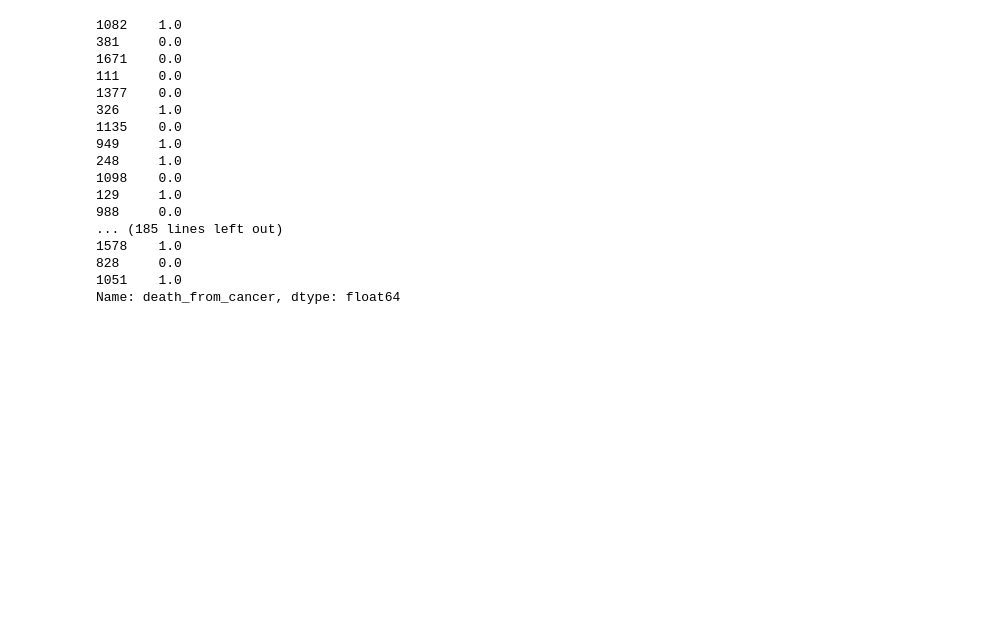
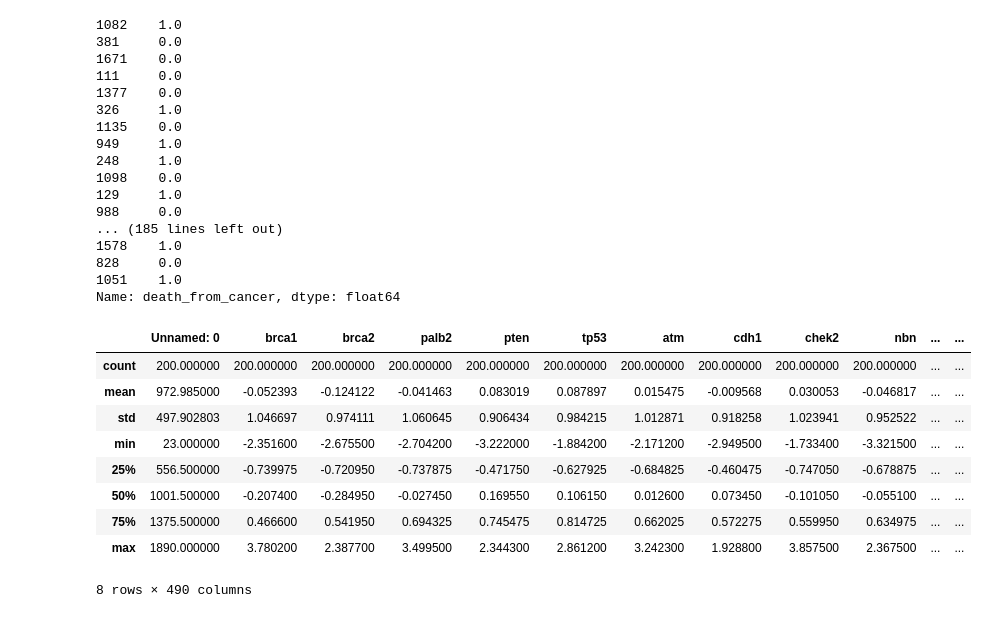
Before and after one commit to Cpizzle1/capstone2, a Jupyter notebook: notebooks/VIF Testing.ipynb, the cells around one changed output. Drawn from its saved outputs; the diff is of its cells as text; code cells hidden in the pictures; blank space fills up the shorter version.

```diff
--- a/notebooks/VIF Testing.ipynb
+++ b/notebooks/VIF Testing.ipynb
@@ -280,3 +280,16 @@ y
 828     0.0
 1051    1.0
 Name: death_from_cancer, dtype: float64
+# %%
+X.describe()
+# %% [output]
+|  | Unnamed: 0 | brca1 | brca2 | palb2 | pten | tp53 | atm | cdh1 | chek2 | nbn | ... | ... |
+| count | 200.000000 | 200.000000 | 200.000000 | 200.000000 | 200.000000 | 200.000000 | 200.000000 | 200.000000 | 200.000000 | 200.000000 | ... | ... |
+| mean | 972.985000 | -0.052393 | -0.124122 | -0.041463 | 0.083019 | 0.087897 | 0.015475 | -0.009568 | 0.030053 | -0.046817 | ... | ... |
+| std | 497.902803 | 1.046697 | 0.974111 | 1.060645 | 0.906434 | 0.984215 | 1.012871 | 0.918258 | 1.023941 | 0.952522 | ... | ... |
+| min | 23.000000 | -2.351600 | -2.675500 | -2.704200 | -3.222000 | -1.884200 | -2.171200 | -2.949500 | -1.733400 | -3.321500 | ... | ... |
+| 25% | 556.500000 | -0.739975 | -0.720950 | -0.737875 | -0.471750 | -0.627925 | -0.684825 | -0.460475 | -0.747050 | -0.678875 | ... | ... |
+| 50% | 1001.500000 | -0.207400 | -0.284950 | -0.027450 | 0.169550 | 0.106150 | 0.012600 | 0.073450 | -0.101050 | -0.055100 | ... | ... |
+| 75% | 1375.500000 | 0.466600 | 0.541950 | 0.694325 | 0.745475 | 0.814725 | 0.662025 | 0.572275 | 0.559950 | 0.634975 | ... | ... |
+| max | 1890.000000 | 3.780200 | 2.387700 | 3.499500 | 2.344300 | 2.861200 | 3.242300 | 1.928800 | 3.857500 | 2.367500 | ... | ... |
+8 rows × 490 columns
```
Also changed, not shown: parts of 2 cells of this notebook, 1 other file.
